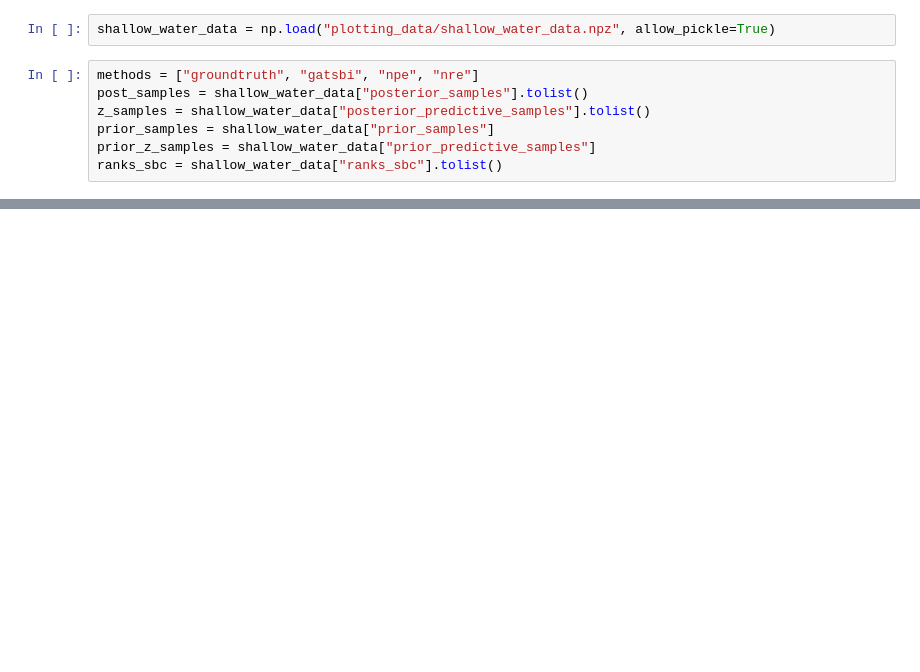
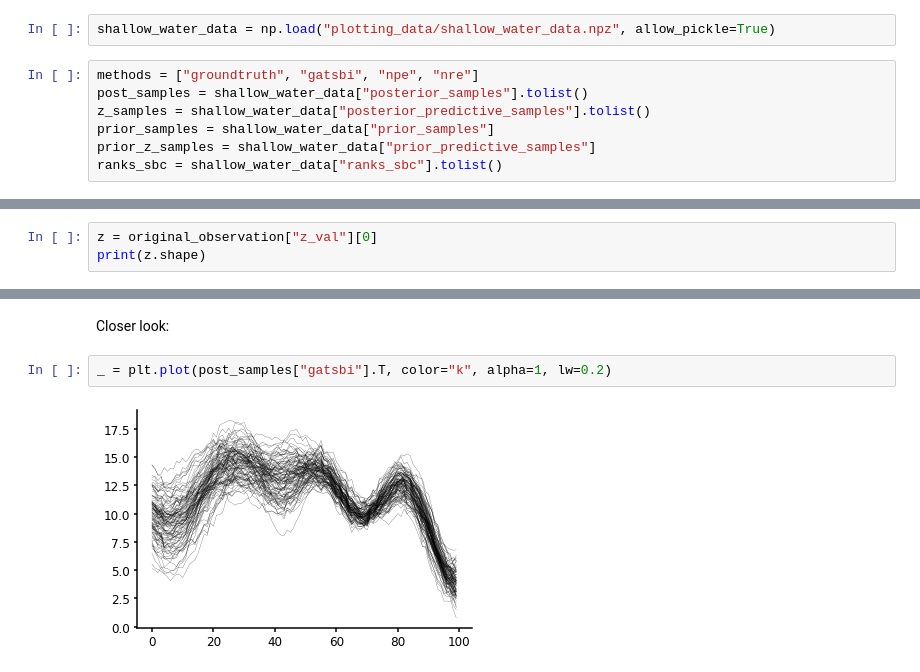
Before and after one commit to LoryPack/LFI_gen_networks_SRs, a Jupyter notebook: plotting_code/shallow_water.ipynb, the cells around one changed output, grey strips where cells are left out. Drawn from its saved outputs; the diff is of its cells as text; blank space fills up the shorter version.

```diff
--- a/plotting_code/shallow_water.ipynb
+++ b/plotting_code/shallow_water.ipynb
@@ -341,0 +505,3 @@ with mpl.rc_context(fname='./matplotlibrc'):
+# %%
+z = original_observation["z_val"][0]
+print(z.shape)
@@ -341,0 +977,6 @@ with mpl.rc_context(fname='./matplotlibrc'):
+# %% [markdown]
+Closer look:
+# %%
+_ = plt.plot(post_samples["gatsbi"].T, color="k", alpha=1, lw=0.2)
+# %% [output]
+[figure, added]
```
Also changed, not shown: parts of 75 cells of this notebook, 44 other files.
